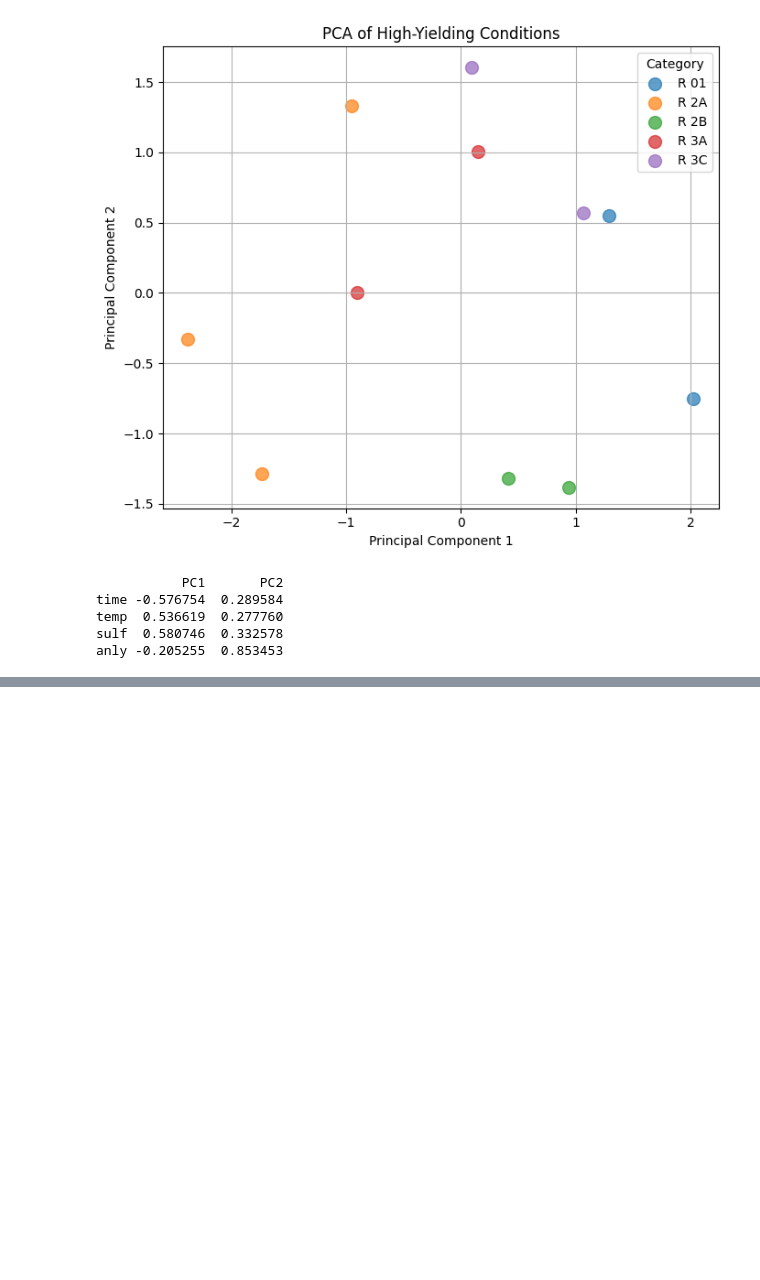
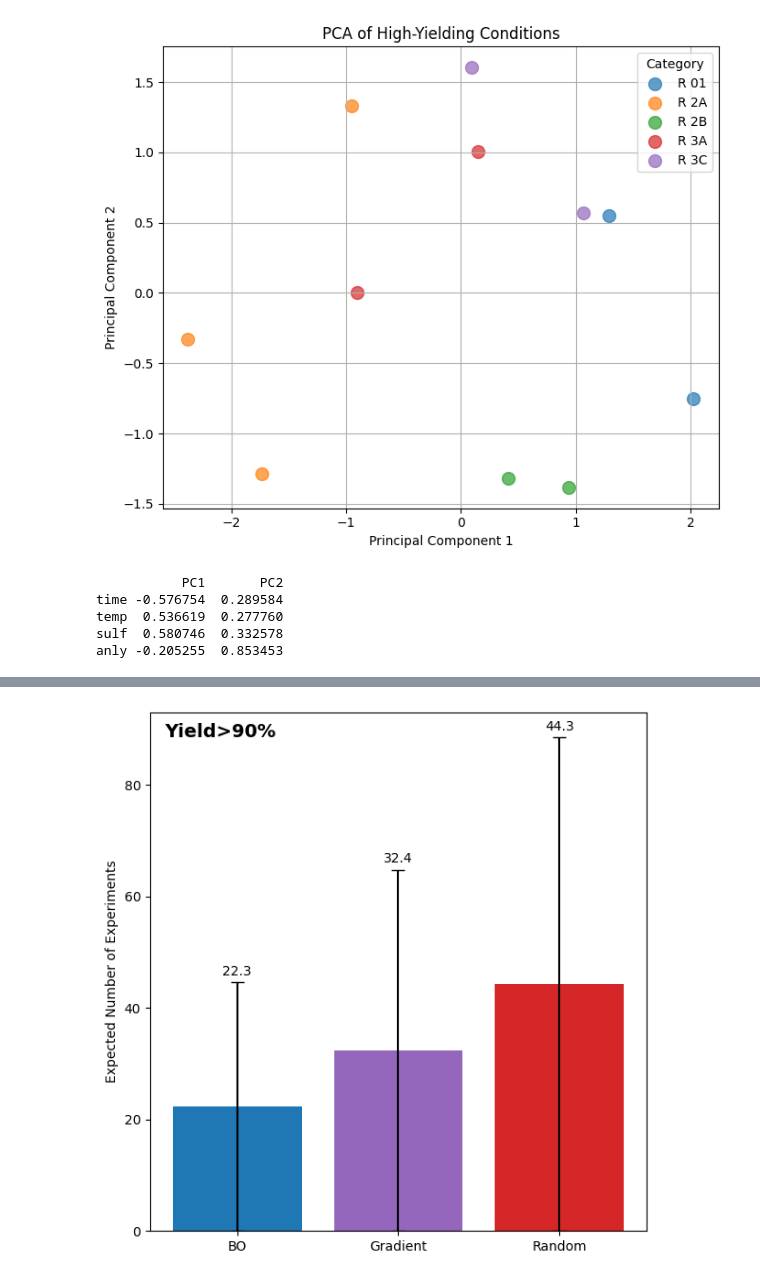
Before and after one commit to uwsunlab/BO-RFB, a Jupyter notebook: Experiment_Results/All_results.ipynb, the cells around one changed output, grey strips where cells are left out. Cells and saved outputs as stored; diff of their text form; code cells hidden in the pictures; blank space fills up the shorter version.

```diff
--- a/Experiment_Results/All_results.ipynb
+++ b/Experiment_Results/All_results.ipynb
@@ -768,3 +755,20 @@ simplex_search: avg trials = 42.12
+# %%
+# Plot
+plt.figure(figsize=(6, 6))
+
+names, avg_trials, var_trials = zip(*results)
+names = ['BO', 'Gradient','Random']
+bars = plt.bar(names, avg_trials, color=['tab:blue', 'tab:purple', 'tab:red', 'tab:red'], capsize=5, yerr = var_trials)
+plt.bar_label(bars, padding=3, fontsize=10, fmt='%.1f')
+plt.ylabel("Expected Number of Experiments")
+# plt.title(f"Experiments to Reach Yield ≥ {target_yield}")
+plt.xticks()
+# plt.grid(True)
+plt.annotate("Yield>90%", xy=(0.03, 0.98), xycoords='axes fraction', fontsize=14, fontweight='bold', va='top', ha='left')
+plt.tight_layout()
+plt.show()
+# %% [output]
+[figure, added]
 # %%
 # # Function to perform linear regression and plot
 # def plot_linear_regression(y_real_all, y_pm_all, y_real_model,y_pm_model, var_pm_all, var_real , ax, xlabel, ylabel, color):
```
Also changed, not shown: parts of 2 cells of this notebook, 2 other files.
